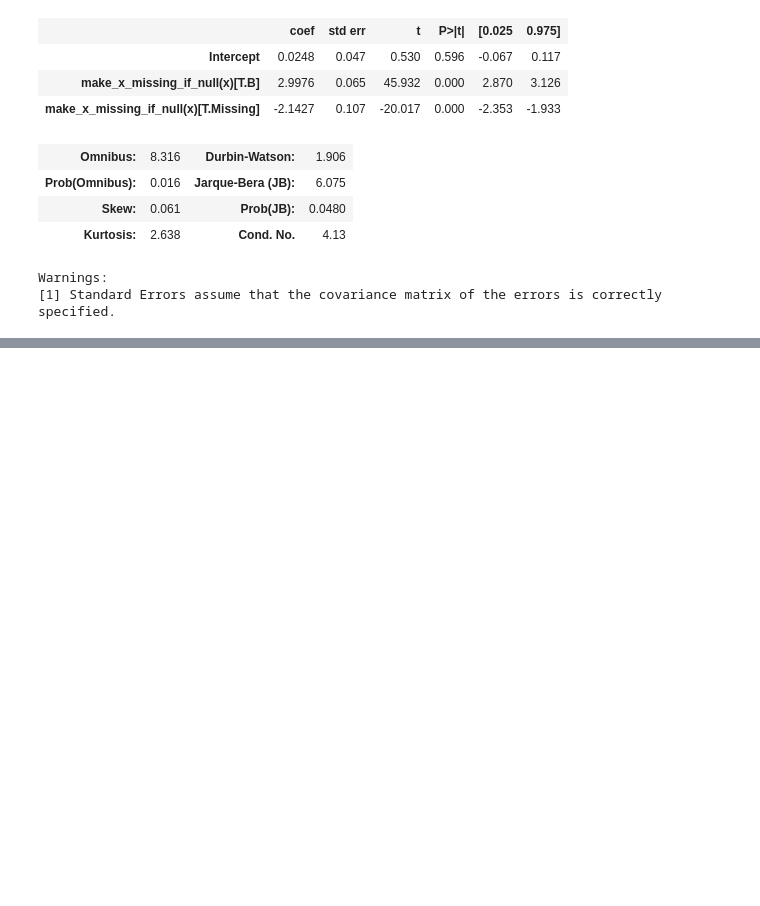
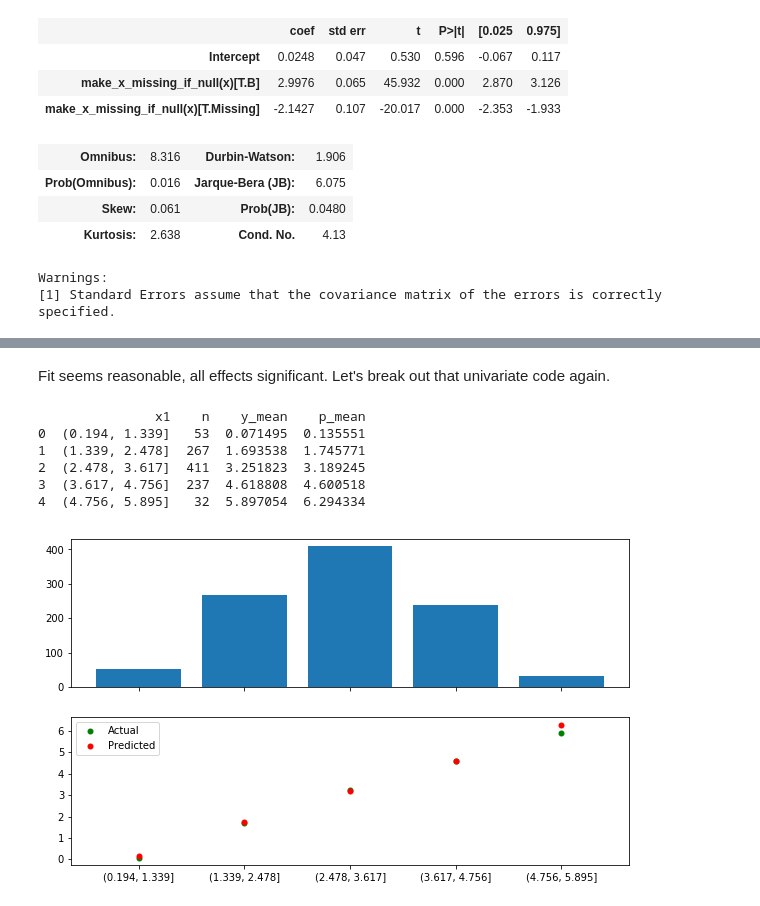
Before and after one commit to derek-damron/python_playground, a Jupyter notebook: modelling/regression/linear_regression_round3.ipynb, the cells around one changed output, grey strips where cells are left out. Cells and saved outputs as stored; diff of their text form; code cells hidden in the pictures; blank space fills up the shorter version.

```diff
--- a/modelling/regression/linear_regression_round3.ipynb
+++ b/modelling/regression/linear_regression_round3.ipynb
@@ -291,0 +367,7 @@ Warnings:
+# %%
+# Fit model
+model8 = smf.ols(
+    formula='y ~ x1 + x2',
+    data=df8
+)
+model8_fit = model8.fit()
@@ -291,0 +399,48 @@ Warnings:
+# %% [markdown]
+Fit seems reasonable, all effects significant.  Let's break out that univariate code again.
+# %%
+def plot_univariate(df, x, y, model_fit):
+    # Add prediction
+    df = df.assign(p = model_fit.predict(df))
+
+    # If x is numeric, bin into 5 groups
+    if df[x].dtype in (np.int64, np.float64):
+        df[x] = pd.cut(df[x], 5).apply(str)
+
+    # Aggregate
+    df_agg = (
+        df
+        .groupby(x)
+        .agg(
+            n=(y, 'count'),
+            y_mean=(y, 'mean'),
+            p_mean=('p', 'mean'),
+        )
+        .reset_index()
+    )
+
+    print(df_agg)
+
+    # Plot
+    fig, (ax1, ax2) = plt.subplots(2, 1, sharex=True, figsize=(10, 6))
+
+    # First plot: Counts
+    ax1.bar(x, 'n', data=df_agg)
+
+    # Second plot: Average actuals and predicted
+    ax2.scatter(x, 'y_mean', data=df_agg, label='Actual', marker='.', color='green', linewidth=3)
+    ax2.scatter(x, 'p_mean', data=df_agg, label='Predicted', marker='.', color='red', linewidth=3)
+
+    plt.legend()
+    plt.show()
+# %%
+# x1
+plot_univariate(df8, 'x1', 'y', model8_fit)
+# %% [output]
+               x1    n    y_mean    p_mean
+0  (0.194, 1.339]   53  0.071495  0.135551
+1  (1.339, 2.478]  267  1.693538  1.745771
+2  (2.478, 3.617]  411  3.251823  3.189245
+3  (3.617, 4.756]  237  4.618808  4.600518
+4  (4.756, 5.895]   32  5.897054  6.294334
+[figure, added]
```
Also changed, not shown: parts of 24 cells of this notebook.
